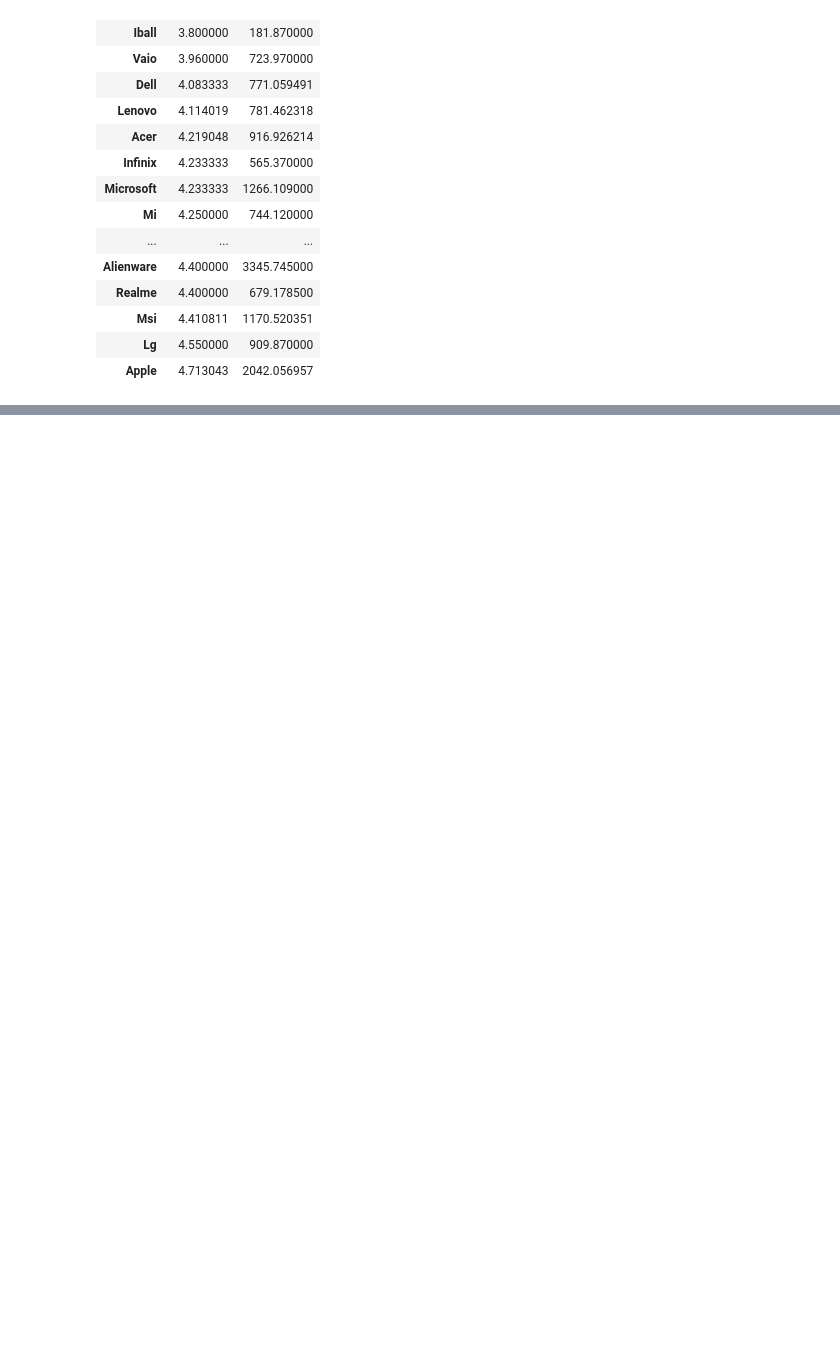
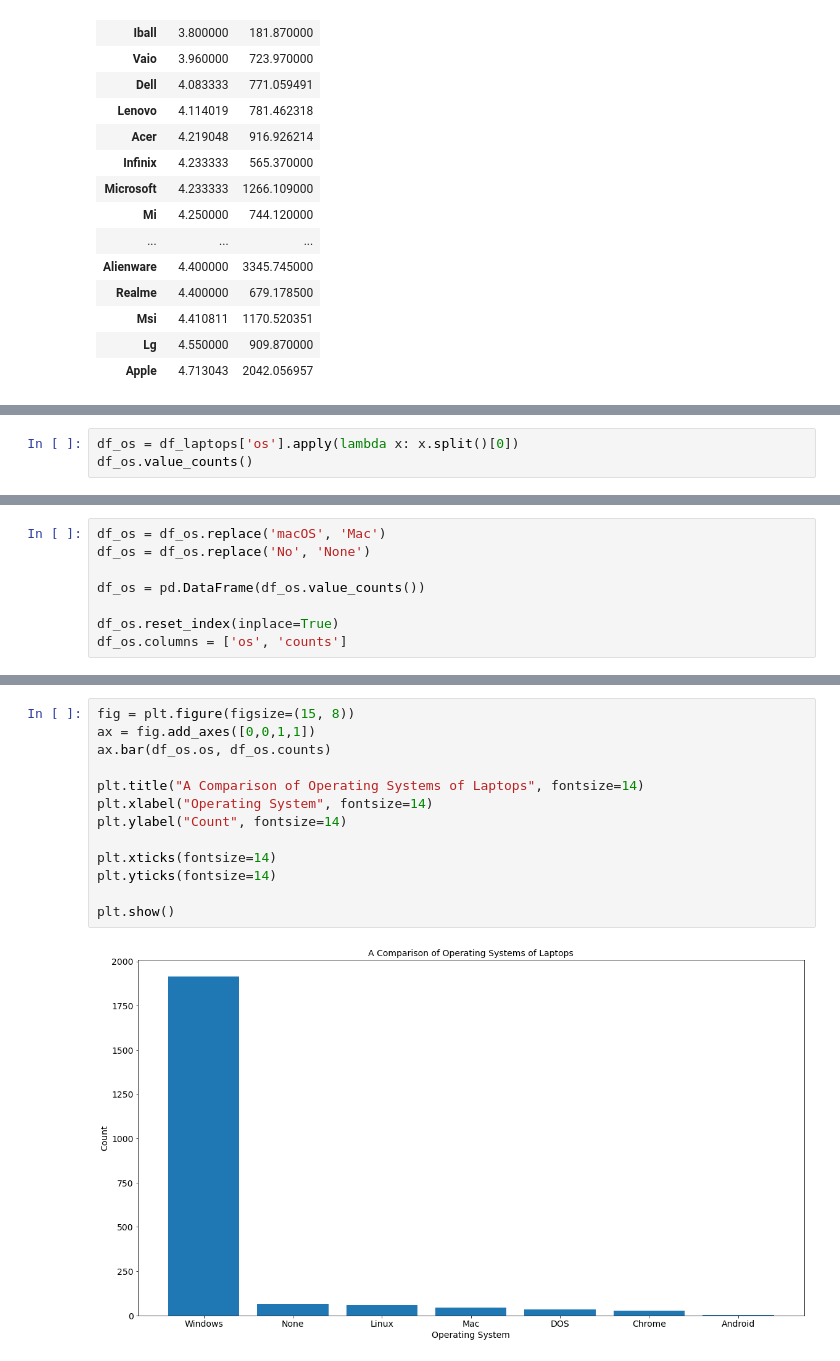
Before and after one commit to jason-9601/DATAPRE-Final, a Jupyter notebook: DATAPRE Final.ipynb, the cells around one changed output, grey strips where cells are left out. Drawn from its saved outputs; the diff is of its cells as text; blank space fills up the shorter version.

Commit message:
Add comparison of operating systems

```diff
--- a/DATAPRE Final.ipynb
+++ b/DATAPRE Final.ipynb
@@ -783,0 +826,3 @@ df_ttest
+# %%
+df_os = df_laptops['os'].apply(lambda x: x.split()[0])
+df_os.value_counts()
@@ -783,0 +839,8 @@ df_ttest
+# %%
+df_os = df_os.replace('macOS', 'Mac')
+df_os = df_os.replace('No', 'None')
+
+df_os = pd.DataFrame(df_os.value_counts())
+
+df_os.reset_index(inplace=True)
+df_os.columns = ['os', 'counts']
@@ -783,0 +858,15 @@ df_ttest
+# %%
+fig = plt.figure(figsize=(15, 8))
+ax = fig.add_axes([0,0,1,1])
+ax.bar(df_os.os, df_os.counts)
+
+plt.title("A Comparison of Operating Systems of Laptops", fontsize=14)
+plt.xlabel("Operating System", fontsize=14)
+plt.ylabel("Count", fontsize=14)
+
+plt.xticks(fontsize=14)
+plt.yticks(fontsize=14)
+
+plt.show()
+# %% [output]
+[figure, added]
```
Also changed, not shown: parts of 20 cells of this notebook.
